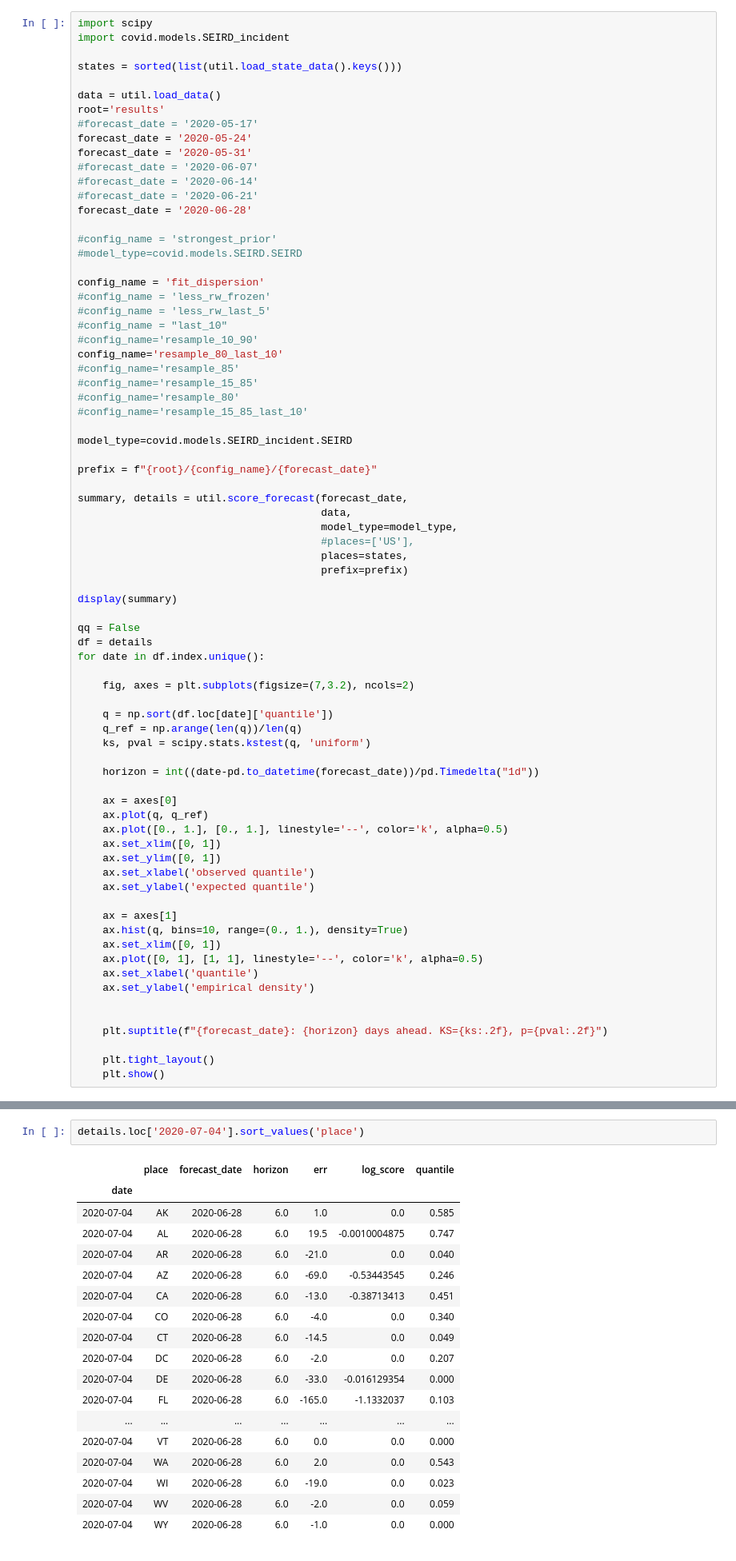
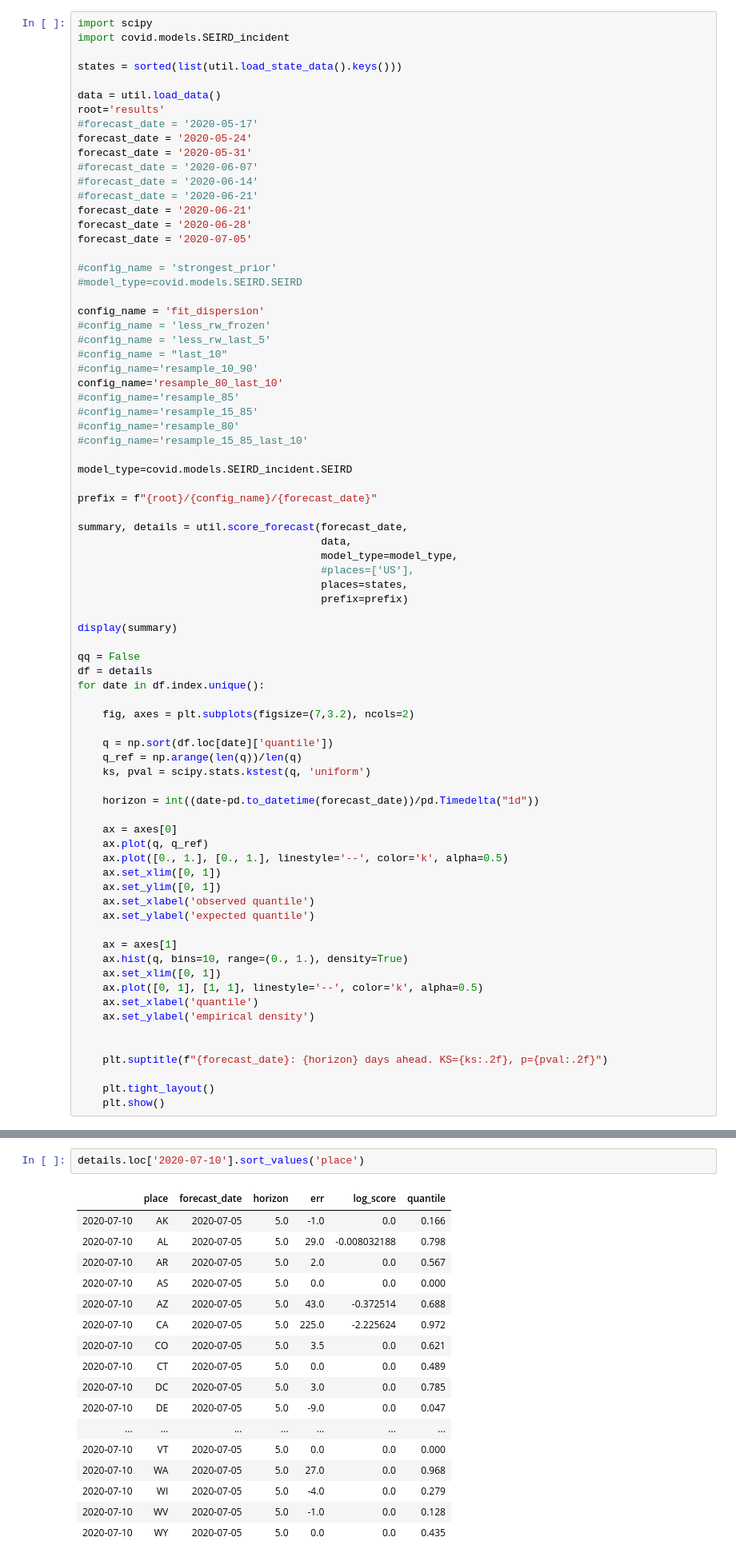
Before and after one commit to dsheldon/covid, a Jupyter notebook: scripts/Validation.ipynb, the cells around one changed output, grey strips where cells are left out. Shown at 80% size. Cells and saved outputs as stored; diff of their text form.

```diff
--- a/scripts/Validation.ipynb
+++ b/scripts/Validation.ipynb
@@ -51,7 +51,9 @@ forecast_date = '2020-05-31'
 #forecast_date = '2020-06-07'
 #forecast_date = '2020-06-14'
 #forecast_date = '2020-06-21'
+forecast_date = '2020-06-21'
 forecast_date = '2020-06-28'
+forecast_date = '2020-07-05'
 
 #config_name = 'strongest_prior'
 #model_type=covid.models.SEIRD.SEIRD
@@ -131,23 +130,22 @@ Scoring all places for 2020-06-28 forecast
 # %%
-details.loc['2020-07-04'].sort_values('place')
+details.loc['2020-07-10'].sort_values('place')
 # %% [output]
 |  | place | forecast_date | horizon | err | log_score | quantile |
-| date |  |  |  |  |  |  |
-| 2020-07-04 | AK | 2020-06-28 | 6.0 | 1.0 | 0.0 | 0.585 |
-| 2020-07-04 | AL | 2020-06-28 | 6.0 | 19.5 | -0.0010004875 | 0.747 |
-| 2020-07-04 | AR | 2020-06-28 | 6.0 | -21.0 | 0.0 | 0.040 |
-| 2020-07-04 | AZ | 2020-06-28 | 6.0 | -69.0 | -0.53443545 | 0.246 |
-| 2020-07-04 | CA | 2020-06-28 | 6.0 | -13.0 | -0.38713413 | 0.451 |
-| 2020-07-04 | CO | 2020-06-28 | 6.0 | -4.0 | 0.0 | 0.340 |
-| 2020-07-04 | CT | 2020-06-28 | 6.0 | -14.5 | 0.0 | 0.049 |
-| 2020-07-04 | DC | 2020-06-28 | 6.0 | -2.0 | 0.0 | 0.207 |
-| 2020-07-04 | DE | 2020-06-28 | 6.0 | -33.0 | -0.016129354 | 0.000 |
-| 2020-07-04 | FL | 2020-06-28 | 6.0 | -165.0 | -1.1332037 | 0.103 |
+| 2020-07-10 | AK | 2020-07-05 | 5.0 | -1.0 | 0.0 | 0.166 |
+| 2020-07-10 | AL | 2020-07-05 | 5.0 | 29.0 | -0.008032188 | 0.798 |
+| 2020-07-10 | AR | 2020-07-05 | 5.0 | 2.0 | 0.0 | 0.567 |
+| 2020-07-10 | AS | 2020-07-05 | 5.0 | 0.0 | 0.0 | 0.000 |
+| 2020-07-10 | AZ | 2020-07-05 | 5.0 | 43.0 | -0.372514 | 0.688 |
+| 2020-07-10 | CA | 2020-07-05 | 5.0 | 225.0 | -2.225624 | 0.972 |
+| 2020-07-10 | CO | 2020-07-05 | 5.0 | 3.5 | 0.0 | 0.621 |
+| 2020-07-10 | CT | 2020-07-05 | 5.0 | 0.0 | 0.0 | 0.489 |
+| 2020-07-10 | DC | 2020-07-05 | 5.0 | 3.0 | 0.0 | 0.785 |
+| 2020-07-10 | DE | 2020-07-05 | 5.0 | -9.0 | 0.0 | 0.047 |
 | ... | ... | ... | ... | ... | ... | ... |
-| 2020-07-04 | VT | 2020-06-28 | 6.0 | 0.0 | 0.0 | 0.000 |
-| 2020-07-04 | WA | 2020-06-28 | 6.0 | 2.0 | 0.0 | 0.543 |
-| 2020-07-04 | WI | 2020-06-28 | 6.0 | -19.0 | 0.0 | 0.023 |
-| 2020-07-04 | WV | 2020-06-28 | 6.0 | -2.0 | 0.0 | 0.059 |
-| 2020-07-04 | WY | 2020-06-28 | 6.0 | -1.0 | 0.0 | 0.000 |
+| 2020-07-10 | VT | 2020-07-05 | 5.0 | 0.0 | 0.0 | 0.000 |
+| 2020-07-10 | WA | 2020-07-05 | 5.0 | 27.0 | 0.0 | 0.968 |
+| 2020-07-10 | WI | 2020-07-05 | 5.0 | -4.0 | 0.0 | 0.279 |
+| 2020-07-10 | WV | 2020-07-05 | 5.0 | -1.0 | 0.0 | 0.128 |
+| 2020-07-10 | WY | 2020-07-05 | 5.0 | 0.0 | 0.0 | 0.435 |
 # %%
 244/51
```
Also changed, not shown: parts of 1 cell of this notebook, 7 other files.
